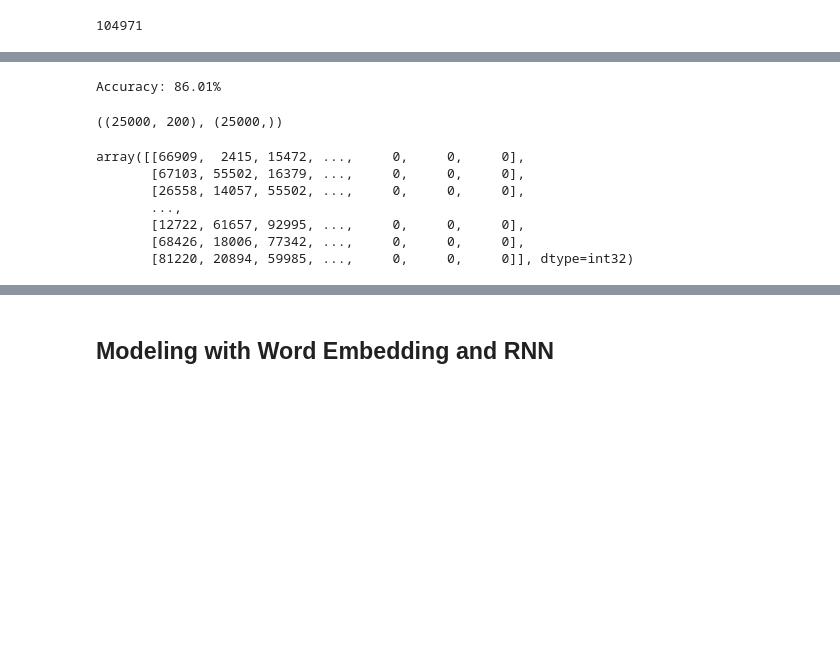
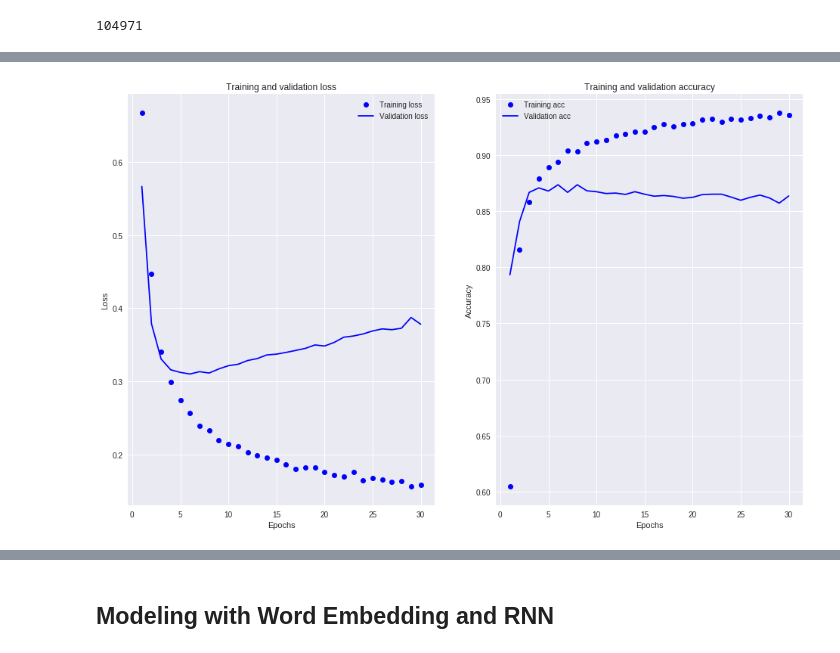
Before and after one commit to georgeliu1998/sentiment_word_embedding, a Jupyter notebook: sentiment_word_embedding.ipynb, the cells around one changed output, grey strips where cells are left out. Saved outputs shown, nothing was run; the diff lists cells and outputs as text; code cells hidden in the pictures; blank space fills up the shorter version.

```diff
--- a/sentiment_word_embedding.ipynb
+++ b/sentiment_word_embedding.ipynb
@@ -333,2 +276,0 @@ print("\nAccuracy on the test set is: {}".format(score[1]))
-# %%
-df_train, df_test = load_data()
@@ -413,0 +530,22 @@ array([[ 52731,  42287,  82149, ...,      0,      0,      0],
+# %%
+from keras.optimizers import RMSprop
+
+model = Sequential()
+model.add(Dense(64, input_dim=300, activation='relu'))
+model.add(Dropout(0.5))
+model.add(Dense(1, activation='sigmoid'))
+
+rmsprop = RMSprop(lr=0.001)
+model.compile(loss='binary_crossentropy',
+              optimizer='adam',
+              metrics=['accuracy'])
+
+history = model.fit(X_train_embed,
+                    y_train,
+                    epochs=30,
+                    batch_size=128,
+                    validation_data=(X_val_embed, y_val),
+                    verbose=1)
+
+score = model.evaluate(X_test_embed, y_test, batch_size=128)
+print("\nAccuracy on the test set is: {}".format(score[1]))
@@ -414,15 +619,32 @@ array([[ 52731,  42287,  82149, ...,      0,      0,      0],
 # %%
 # define the model
 model = Sequential()
-model.add(Embedding(vocab_size, 8, input_length=max_length))
+model.add(Embedding(input_dim=10000,
+                    output_dim=8,
+                    input_length=200))
 model.add(Dropout(0.5))
 model.add(Flatten())
+#model.add(LSTM(100))
 model.add(Dropout(0.5))
 model.add(Dense(1, activation='sigmoid'))
+
 # compile the model
 model.compile(optimizer='adam', loss='binary_crossentropy', metrics=['acc'])
+
 # summarize the model
 print(model.summary())
+
+# fit the model
+history = model.fit(X_train,
+                    y_train,
+                    epochs=30,
+                    #batch_size=64,
+                    validation_data=(X_val, y_val),
+                    verbose=1)
+
+# evaluate the model
+loss, accuracy = model.evaluate(X_test, y_test, verbose=0)
+print('\nAccuracy: {:.2%}'.format(accuracy))
 # %% [output]
 _________________________________________________________________
 Layer (type)                 Output Shape              Param #
@@ -490,20 +666,5 @@ X_test, y_test = vectorize(df_test)
-# %%
-loss, accuracy = model.evaluate(X_test, y_test, verbose=0)
-print('Accuracy: {:.2%}'.format(accuracy))
-# %% [output]
-Accuracy: 86.01%
-# %%
-X_train.shape, y_train.shape
-# %% [output]
-((25000, 200), (25000,))
-# %%
-X_train
-# %% [output]
-array([[66909,  2415, 15472, ...,     0,     0,     0],
-       [67103, 55502, 16379, ...,     0,     0,     0],
-       [26558, 14057, 55502, ...,     0,     0,     0],
-       ...,
-       [12722, 61657, 92995, ...,     0,     0,     0],
-       [68426, 18006, 77342, ...,     0,     0,     0],
-       [81220, 20894, 59985, ...,     0,     0,     0]], dtype=int32)
+# %%
+plot_metrics(history)
+# %% [output]
+[figure, added]
 # %%
```
Also changed, not shown: parts of 68 cells of this notebook.
